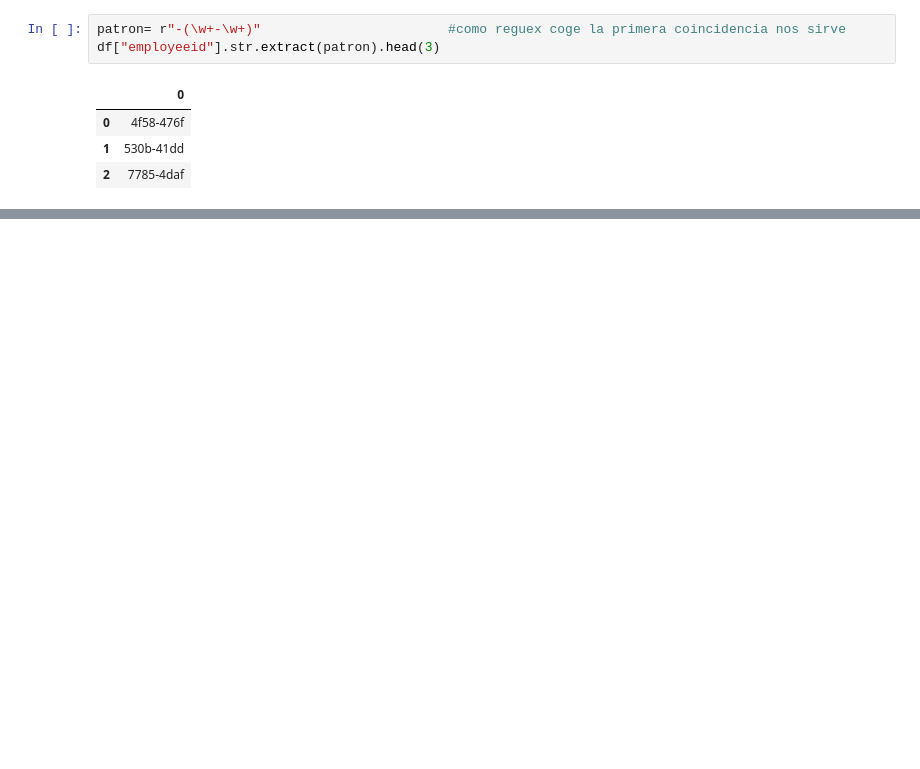
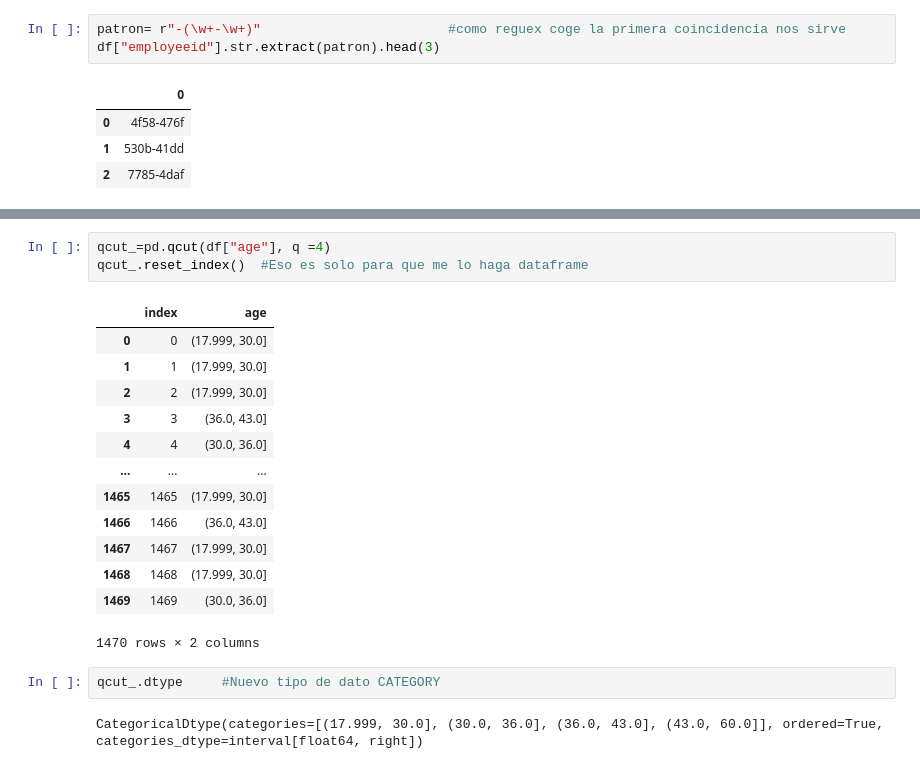
Before and after one commit to jgilsu11/Teoria, a Jupyter notebook: Modulo2/teoria/problema-enunciado.ipynb, the cells around one changed output, grey strips where cells are left out. Saved outputs shown, nothing was run; the diff lists cells and outputs as text; blank space fills up the shorter version.

```diff
--- a/Modulo2/teoria/problema-enunciado.ipynb
+++ b/Modulo2/teoria/problema-enunciado.ipynb
@@ -445,0 +465,21 @@ df["employeeid"].str.extract(patron).head(1)
+# %%
+qcut_=pd.qcut(df["age"], q =4)
+qcut_.reset_index()  #Eso es solo para que me lo haga dataframe
+# %% [output]
+|  | index | age |
+| 0 | 0 | (17.999, 30.0] |
+| 1 | 1 | (17.999, 30.0] |
+| 2 | 2 | (17.999, 30.0] |
+| 3 | 3 | (36.0, 43.0] |
+| 4 | 4 | (30.0, 36.0] |
+| ... | ... | ... |
+| 1465 | 1465 | (17.999, 30.0] |
+| 1466 | 1466 | (36.0, 43.0] |
+| 1467 | 1467 | (17.999, 30.0] |
+| 1468 | 1468 | (17.999, 30.0] |
+| 1469 | 1469 | (30.0, 36.0] |
+1470 rows × 2 columns
+# %%
+qcut_.dtype     #Nuevo tipo de dato CATEGORY
+# %% [output]
+CategoricalDtype(categories=[(17.999, 30.0], (30.0, 36.0], (36.0, 43.0], (43.0, 60.0]], ordered=True, categories_dtype=interval[float64, right])
```
Also changed, not shown: parts of 21 cells of this notebook.
